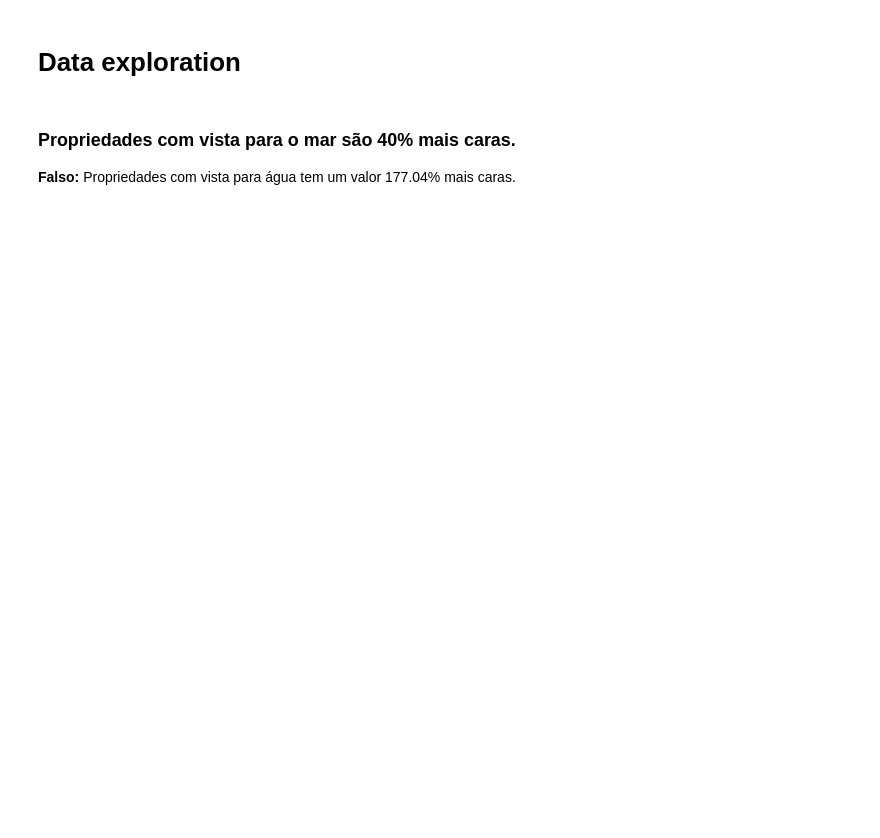
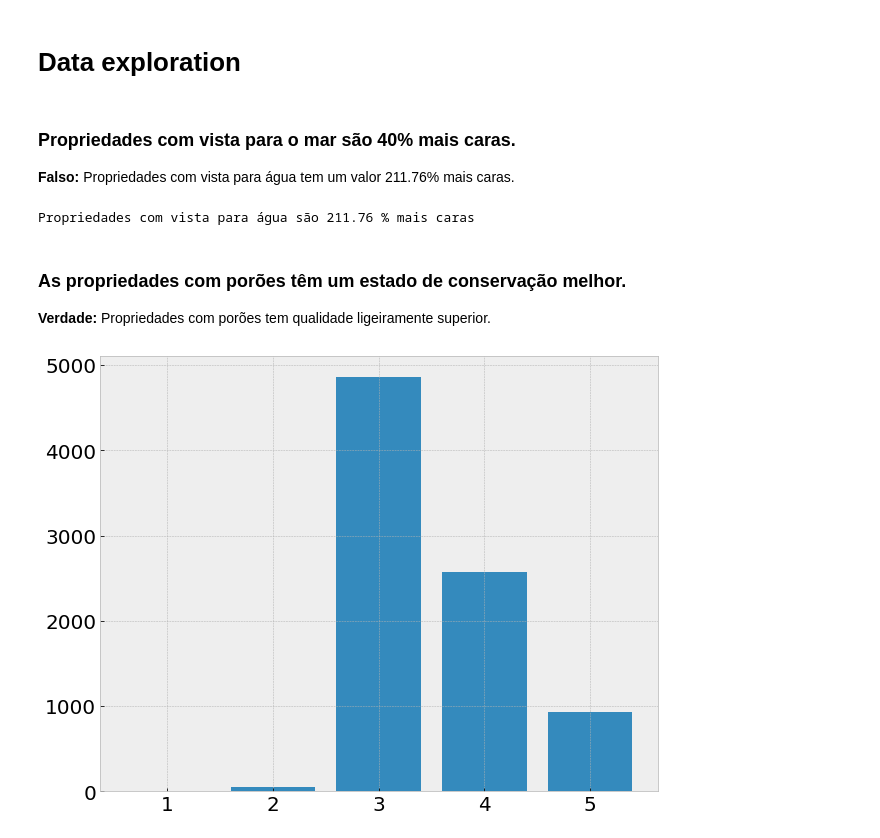
Before and after one commit to obregonrodrigo/house-rocket-insights, a Jupyter notebook: notebooks/notebook.ipynb, the cells around one changed output. Cells and saved outputs as stored; diff of their text form; code cells hidden in the pictures; blank space fills up the shorter version.

```diff
--- a/notebooks/notebook.ipynb
+++ b/notebooks/notebook.ipynb
@@ -276,11 +276,13 @@ if len(geo) != (len(data) - 1):
     df_geo = df_geo.drop(columns=['lat', 'long'])
 
     data = pd.merge(data, df_geo, how='left', on='id')
-    data.to_csv('../data/dataset.csv', index=False)
-
-    data.head()
 
 else:
     print('DATASET ATUALIZADO')
-    data = pd.read_csv('../data/dataset.csv')
+
+    cols_name = ['id','lat','long','road','house_number','neighbourhood','city','country','state','osm']
+    df_geo = pd.read_csv('../data/geolocator.csv',names=cols_name)
+    df_geo = df_geo.drop(columns=['lat', 'long'])
+
+    data = pd.merge(data, df_geo, how='left', on='id')
 # %% [output]
@@ -333,16 +345,17 @@ data[['id', 'zipcode', 'price', 'median_price', 'condition', 'decision', 'sellin
 # %%
+data['date'] = pd.to_datetime(data['date'], format='%Y-%m-%d')
 # seasons of the year
+def date_season(date):
 
-def date_season(date):
     year = str(date.year)
     seasons = {'spring': pd.date_range(start='21/03/'+year, end='20/06/'+year),
                'summer': pd.date_range(start='21/06/'+year, end='22/09/'+year),
-               'autumn': pd.date_range(start='23/09/'+year, end='20/12/'+year)}
+               'fall': pd.date_range(start='23/09/'+year, end='20/12/'+year)}
     if date in seasons['spring']:
         return 'spring'
     if date in seasons['summer']:
         return 'summer'
-    if date in seasons['autumn']:
+    if date in seasons['fall']:
         return 'fall'
     else:
         return 'winter'
@@ -388,7 +422,7 @@ data[['id', 'price', 'zipcode', 'median_price', 'med_fall', 'med_spring', 'med_s
 # Data exploration
 # %% [markdown]
 ### Propriedades com vista para o mar são 40% mais caras.
-**Falso:** Propriedades com vista para água tem um valor 177.04% mais caras.
+**Falso:** Propriedades com vista para água tem um valor 211.76% mais caras.
 # %%
 aux = data[['waterfront', 'price']].groupby('waterfront').mean().reset_index()
 
@@ -397,3 +431,17 @@ yes_waterfront = aux.iloc[1,1]
 
 percent = abs( ((yes_waterfront - not_waterfront) / not_waterfront)*100 )
 print('\nPropriedades com vista para água são', '{:,.2f}'.format(percent),'% mais caras')
+# %% [output]
+Propriedades com vista para água são 211.76 % mais caras
+# %% [markdown]
+### As propriedades com porões têm um estado de conservação melhor.
+**Verdade:** Propriedades com porões tem qualidade ligeiramente superior.
+# %%
+# propriedades com porão
+aux = data[data['sqft_basement']!=0][['id','condition','sqft_basement']].copy()
+
+y_porao = aux[['id','condition']].groupby('condition').count().reset_index()
+plt.bar(y_porao['condition'], y_porao['id'])
+plt.rcParams['figure.figsize'] = (10,8)
+# %% [output]
+[figure, added]
```
Also changed, not shown: parts of 42 cells of this notebook, 10 other files.
